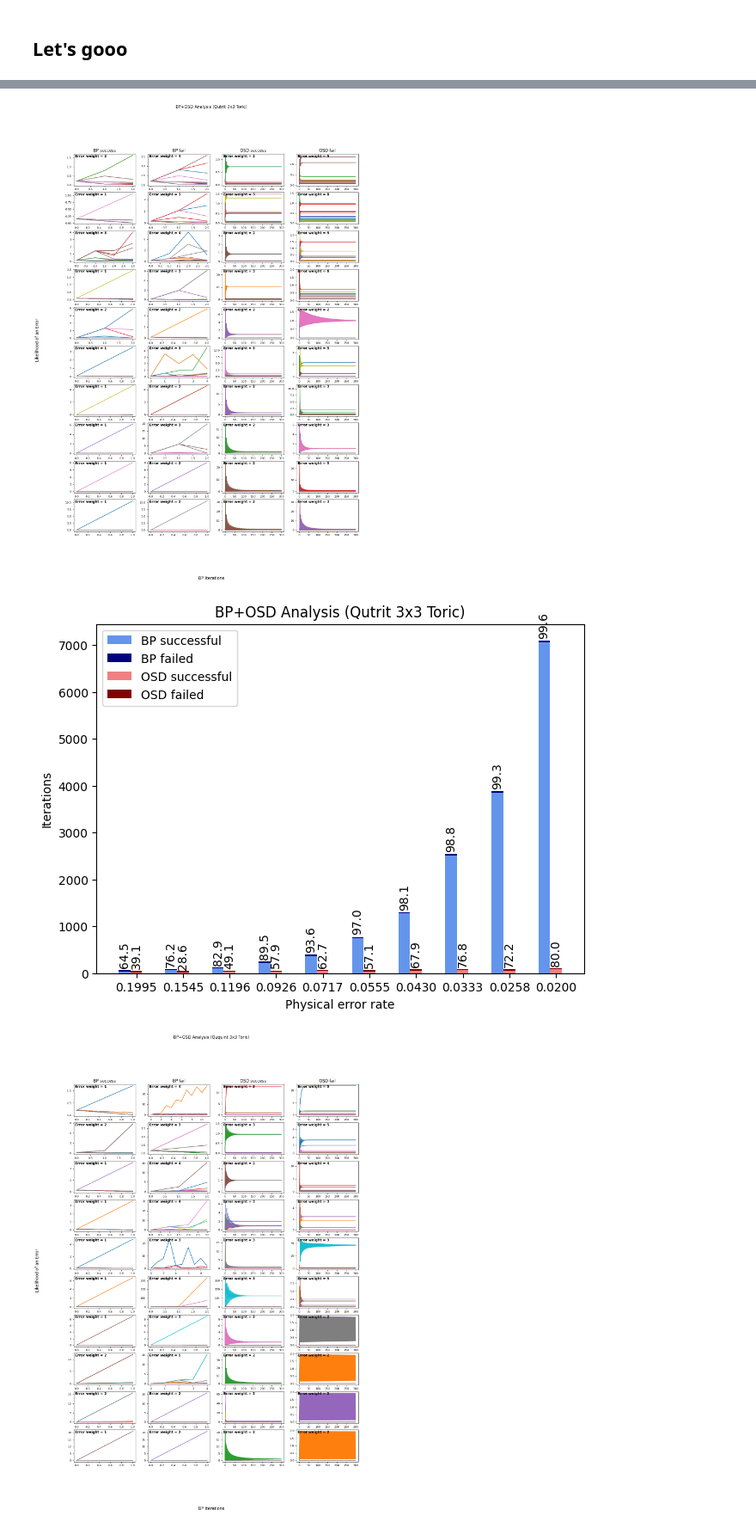
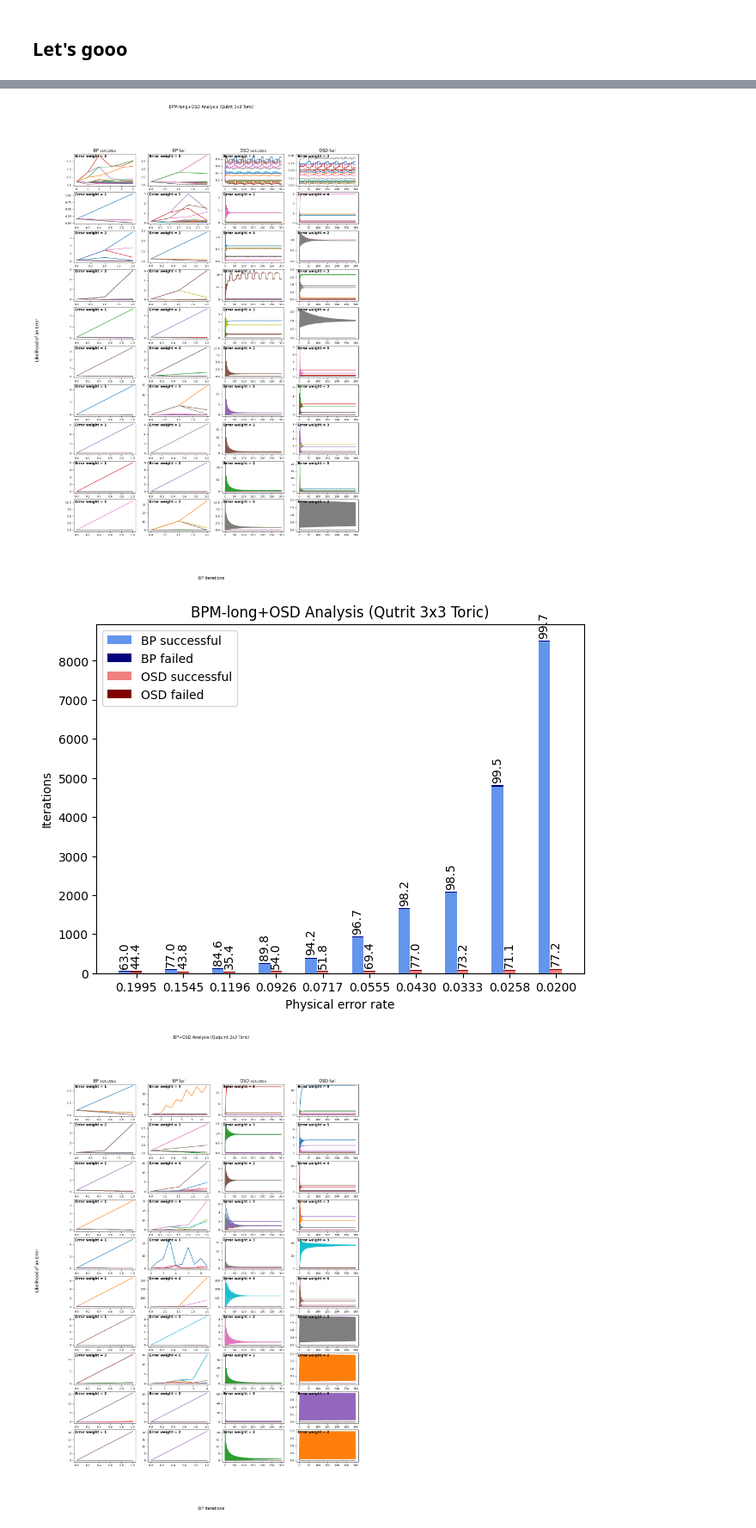
Before and after one commit to e-kneip/bbqudit, a Jupyter notebook: bbq/notebooks/metric.ipynb, the cells around one changed output, grey strips where cells are left out. Shown at 86% size. Cells and saved outputs as stored; diff of their text form; code cells hidden in the pictures.

```diff
--- a/bbq/notebooks/metric.ipynb
+++ b/bbq/notebooks/metric.ipynb
@@ -0,0 +33,19 @@
+# %%
+# All
+r, s = 0.8, 0.02
+physical_error = np.array([s*(r**q) for q in range(10)])
+
+# Qubit threshold
+# r, s = 0.9, 0.013
+# physical_error = np.array([s*(r**q) for q in range(10)])
+
+# Qutrit threshold
+# r, s = 0.9, 0.015
+# physical_error = np.array([s*(r**q) for q in range(10)])
+
+# New threshold
+# r, s = 0.85, 0.012
+# physical_error = np.array([s*(r**q) for q in range(4)])
+
+error_rates = {'Meas': s, 'Prep': s, 'idle': s, 'CNOT': s}
+hx_eff, short_hx_eff, hz_eff, short_hz_eff, s_channel_prob_x, s_channel_prob_z = construct_decoding_matrix(bb, circ, error_rates, num_cycles)
@@ -5,3 +142,15 @@ import json
 import matplotlib.pyplot as plt
 import numpy as np
 import pickle
+# %%
+save_data_files = []
+
+# save_data_files.append(json.load(open('../scripts/metric_3x3_qubit_bpm_long.json', 'r')))
+# save_data_files.append(json.load(open('../scripts/metric_3x3_qutrit_bpm_long.json', 'r')))
+# save_data_files.append(json.load(open('../scripts/metric_3x3_ququint_bpm_long.json', 'r')))
+# save_data_files.append(json.load(open('../scripts/metric_3x3_quhendecabit_bpm_long.json', 'r')))
+
+save_data_files.append(json.load(open('../scripts/metric_5x5_qubit_bpm_long.json', 'r')))
+save_data_files.append(json.load(open('../scripts/metric_5x5_qutrit_bpm_long.json', 'r')))
+save_data_files.append(json.load(open('../scripts/metric_5x5_ququint_bpm_long.json', 'r')))
+save_data_files.append(json.load(open('../scripts/metric_5x5_quhendecabit_bpm_long.json', 'r')))
@@ -22,5 +240,5 @@ plt.title('BP failed, OSD failed, smallest p');
 # %%
-save_data = json.load(open('../scripts/metric_3x3_qubit_bpm.json', 'r'))
+save_data = json.load(open('../scripts/relay_5x5_qubit.json', 'r'))
 qec_code_name = save_data['qec_code_name']
 noise_model = save_data['noise_model']
 num_failures = save_data['num_failures']
@@ -31,6 +249,6 @@ bp_fail = np.array(save_data['bp_fail'])
 osd_fail = np.array(save_data['osd_fail'])
 weights = save_data['weights']
 
-with open('../scripts/metric_3x3_qubit_bpm_post', 'rb') as handle:
+with open('../scripts/relay_5x5_qubit', 'rb') as handle:
     posteriors = pickle.load(handle)
 # %%
@@ -101,5 +319,5 @@ plt.show()
 # %%
-save_data = json.load(open('../scripts/metric_3x3_qutrit.json', 'r'))
+save_data = json.load(open('../scripts/metric_3x3_qutrit_bpm_long.json', 'r'))
 qec_code_name = save_data['qec_code_name']
 noise_model = save_data['noise_model']
 num_failures = save_data['num_failures']
@@ -110,7 +328,7 @@ bp_fail = np.array(save_data['bp_fail'])
 osd_fail = np.array(save_data['osd_fail'])
 weights = save_data['weights']
 
-with open('../scripts/metric_3x3_qutrit_post', 'rb') as handle:
+with open('../scripts/metric_3x3_qutrit_bpm_long_post', 'rb') as handle:
     posteriors = pickle.load(handle)
 # %%
 fig, axes = plt.subplots(nrows=10, ncols=4, figsize=(15, 20))
@@ -138,42 +356,42 @@ for row in range(10):
 
 fig.supxlabel('BP Iterations')
 fig.supylabel('Likelihood of an Error')
-fig.suptitle('BP+OSD Analysis (Qutrit 3x3 Toric)')
+fig.suptitle('BPM-long+OSD Analysis (Qutrit 3x3 Toric)')
 
 plt.show();
 # %% [output]
-[figure, old version]
+[figure, new version]
 # %%
 physical_error_rate = [f'{p:.4f}' for p in error_rates]
 data = [[['BP successful', 'BP failed'], [only_bp - bp_fail, bp_fail]],
         [['OSD successful', 'OSD failed'], [results - only_bp - osd_fail, osd_fail]]]
 
 x = np.arange(10)
 width = 0.25
 multiplier = 0
 
 fig, ax = plt.subplots(layout='constrained')
 
 offset = width * multiplier
 rects = ax.bar(x + offset, only_bp - bp_fail, width, label='BP successful', color='cornflowerblue')
 ax.bar(x + offset, bp_fail, width, bottom=only_bp - bp_fail, label='BP failed', color='navy')
 ax.bar_label(rects, labels= [f'{(p*100):.1f}' for p in (only_bp - bp_fail) / only_bp], padding=3, rotation=90)
 
 multiplier += 1
 offset = width * multiplier
 rects = ax.bar(x + offset, results - only_bp - osd_fail, width, label='OSD successful', color='lightcoral')
 ax.bar(x + offset, osd_fail, width, bottom=results - only_bp - osd_fail, label='OSD failed', color='maroon')
 ax.bar_label(rects, labels= [f'{(p*100):.1f}' for p in (results - only_bp - osd_fail) / (results - only_bp)], padding=3, rotation=90)
 
 ax.set_ylabel('Iterations')
 ax.set_xlabel('Physical error rate')
-ax.set_title('BP+OSD Analysis (Qutrit 3x3 Toric)')
+ax.set_title('BPM-long+OSD Analysis (Qutrit 3x3 Toric)')
 ax.set_xticks(x + width, physical_error_rate)
 ax.legend(loc='upper left')
 
 plt.show()
 # %% [output]
-[figure, old version]
+[figure, new version]
 # %%
 save_data = json.load(open('../scripts/metric_3x3_ququint.json', 'r'))
 qec_code_name = save_data['qec_code_name']
```
Also changed, not shown: parts of 13 cells of this notebook, 4 other files.
